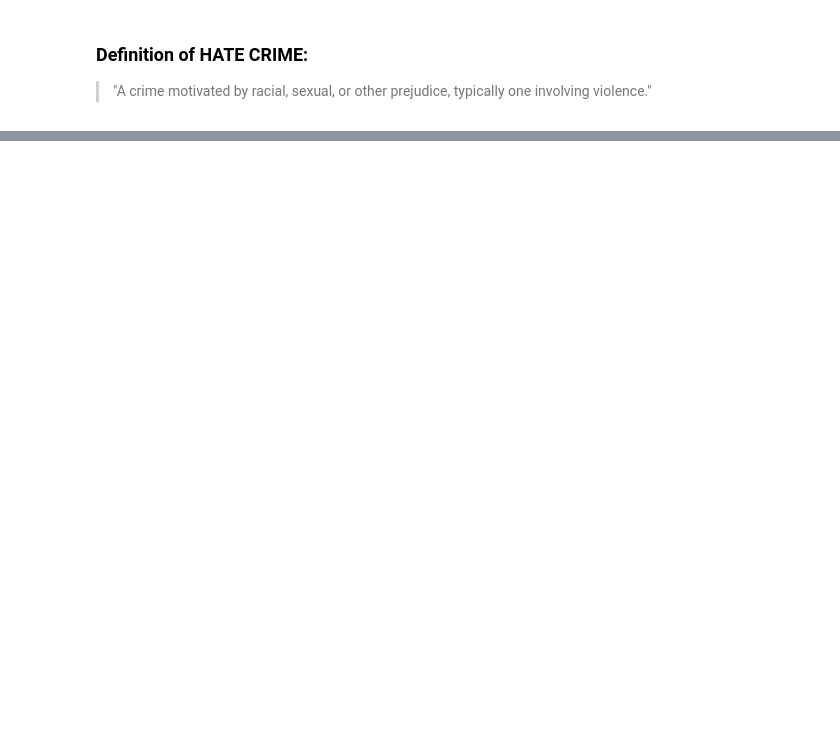
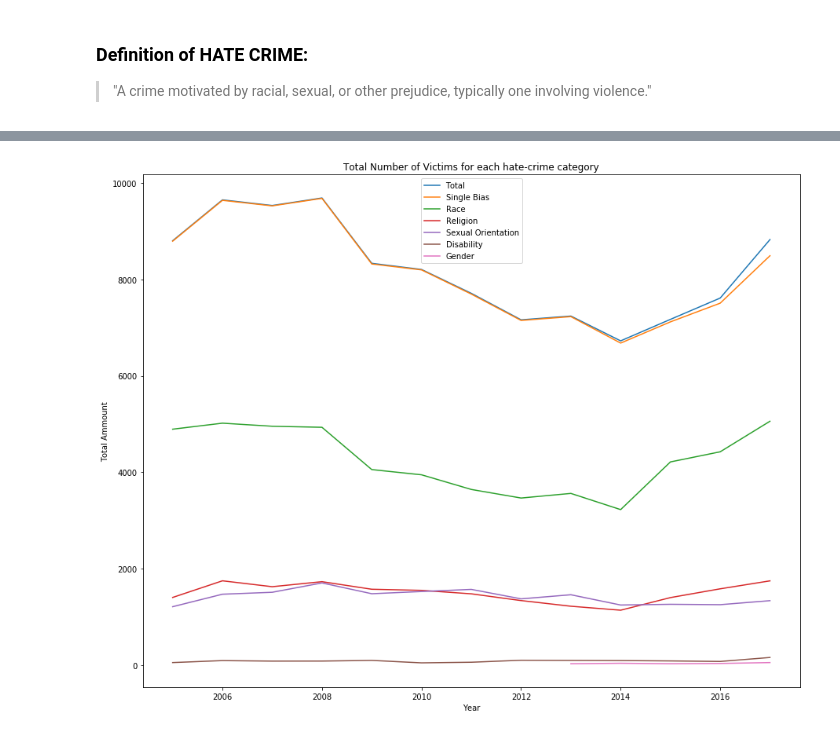
Before and after one commit to pars3c/hate-crime, a Jupyter notebook: hate-crime.ipynb, the cells around one changed output, grey strips where cells are left out. Saved outputs shown, nothing was run; the diff lists cells and outputs as text; code cells hidden in the pictures; blank space fills up the shorter version.

```diff
--- a/hate-crime.ipynb
+++ b/hate-crime.ipynb
@@ -110,0 +168,18 @@ print(ls["Unnamed: 7"].isnull().values.sum())
+# %%
+width = 15
+height = 12
+plt.figure(figsize=(width, height))
+plt.plot(total["Year"], total["Victims"])
+plt.plot(single_bias["Year"], single_bias["Victims"])
+plt.plot(race["Year"], race["Victims"])
+plt.plot(religion["Year"], religion["Victims"])
+plt.plot(sexual_orientation["Year"], sexual_orientation["Victims"])
+plt.plot(disability["Year"], disability["Victims"])
+plt.plot(gender["Year"], gender["Victims"])
+plt.title("Total Number of Victims for each hate-crime category")
+plt.ylabel("Total Ammount")
+plt.xlabel("Year")
+plt.legend(['Total', 'Single Bias', 'Race', 'Religion', 'Sexual Orientation', 'Disability', 'Gender'])
+plt.show()
+# %% [output]
+[figure, added]
```
Also changed, not shown: parts of 15 cells of this notebook.
